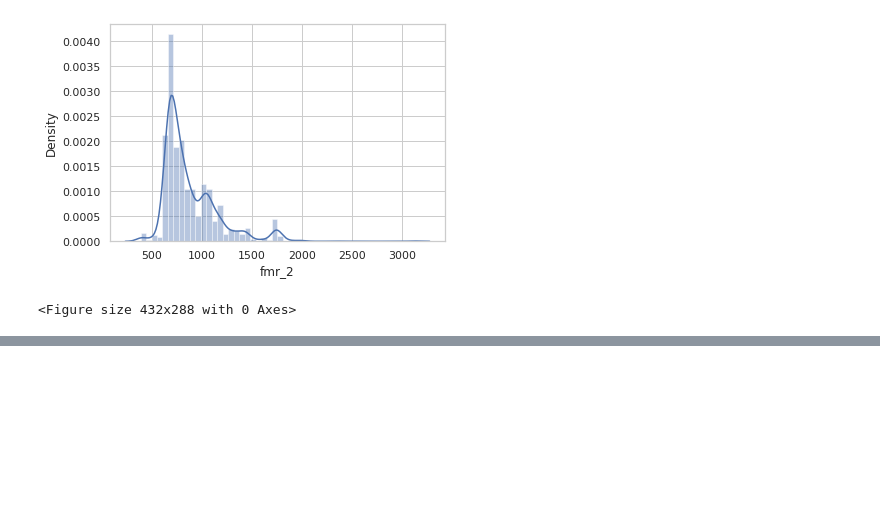
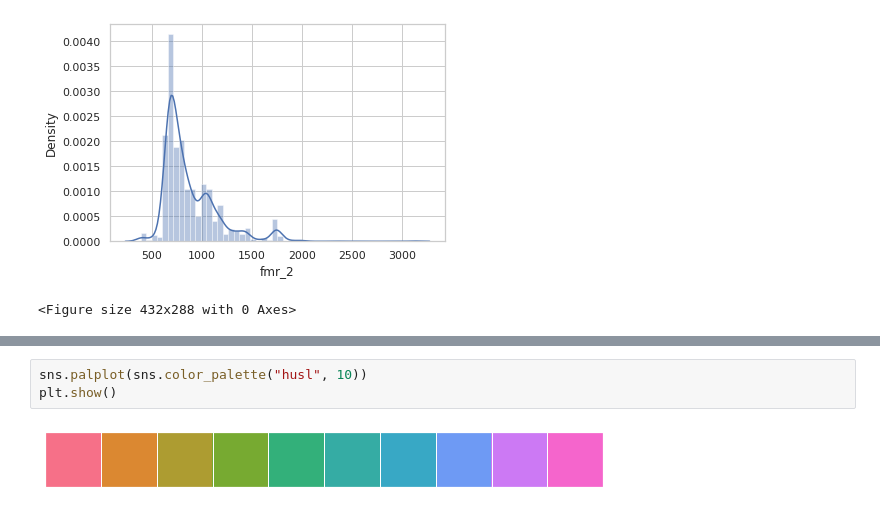
Before and after one commit to Code-Pizza/PythonDataScienceDataCamp, a Jupyter notebook: Seaborn Visualization/Intro to Seaborn.ipynb, the cells around one changed output, grey strips where cells are left out. Cells and saved outputs as stored; diff of their text form; blank space fills up the shorter version.

```diff
--- a/Seaborn Visualization/Intro to Seaborn.ipynb
+++ b/Seaborn Visualization/Intro to Seaborn.ipynb
@@ -676,0 +731,5 @@ plt.clf()
+# %%
+sns.palplot(sns.color_palette("husl", 10))
+plt.show()
+# %% [output]
+[figure, added]
```
Also changed, not shown: parts of 90 cells of this notebook, 3 other files.
